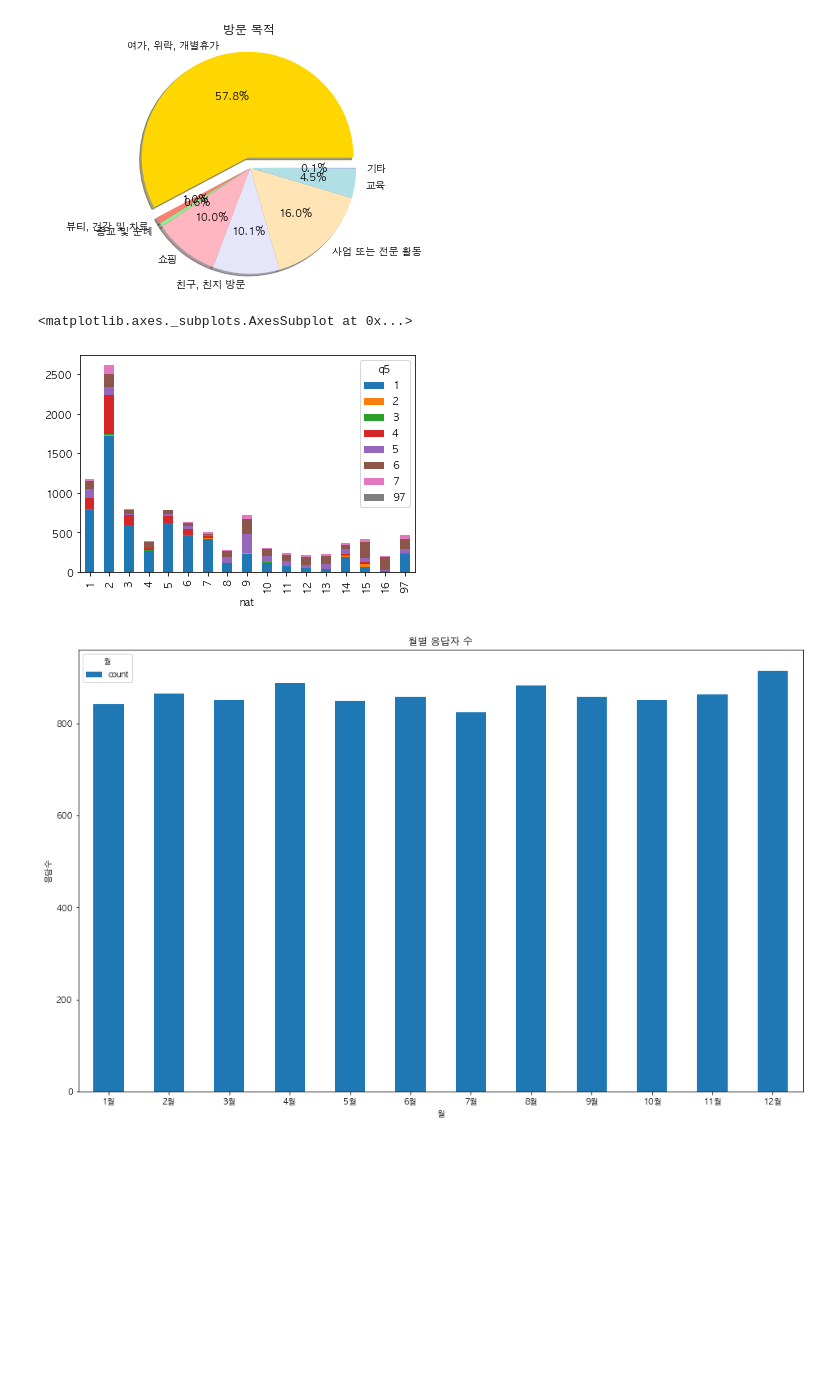
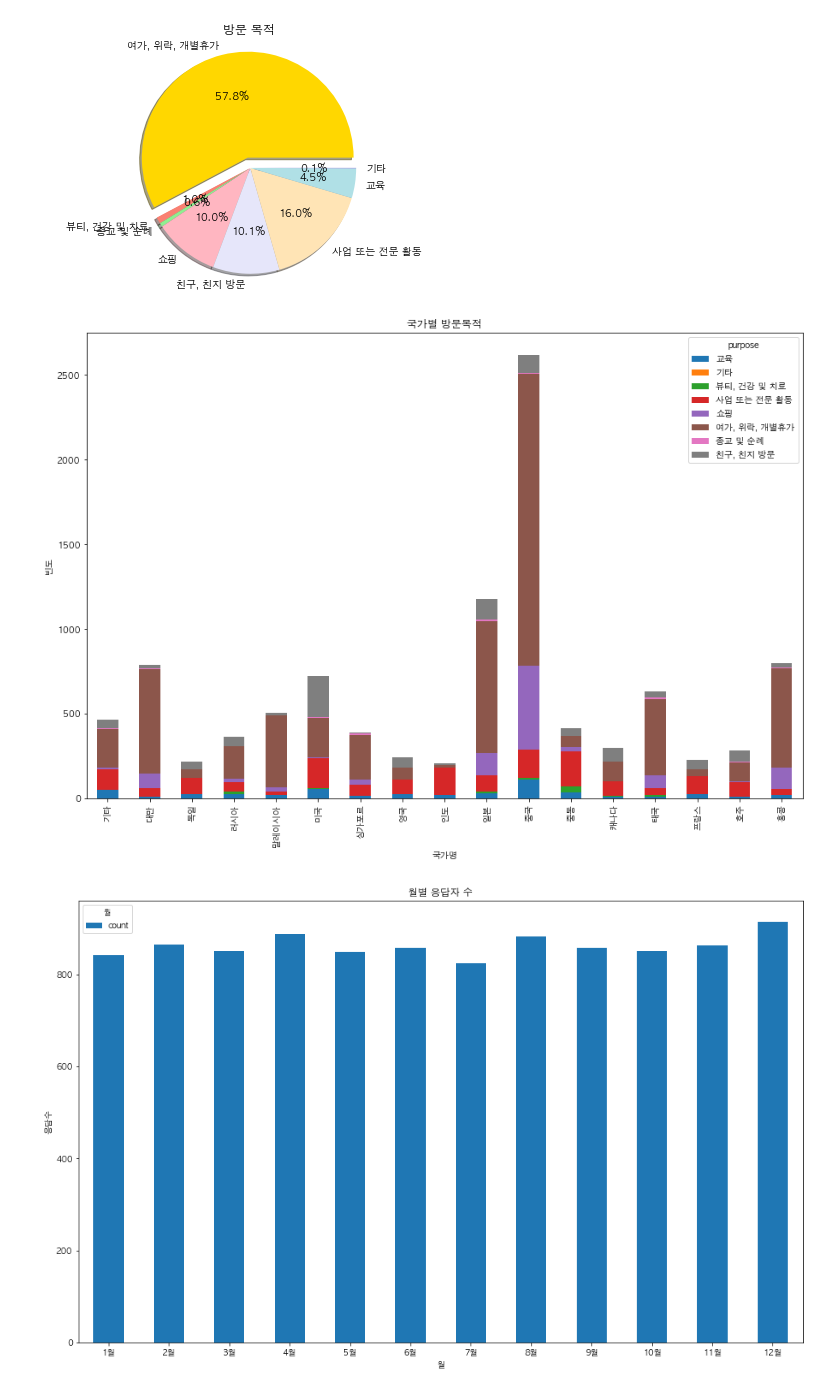
Before and after one commit to asdhgfasd1/2020, a Jupyter notebook: statistics/des_stats01.ipynb, the cells around one changed output. Drawn from its saved outputs; the diff is of its cells as text; code cells hidden in the pictures; blank space fills up the shorter version.

```diff
--- a/statistics/des_stats01.ipynb
+++ b/statistics/des_stats01.ipynb
@@ -367,13 +358,23 @@ plt.show(block=False)
 nation_purpose_stats = filter_non.copy()
 
 # na_pu_stats = nation_purpose_stats.groupby(["nat", "q5"]).count()["NO"].reset_index()
-
 # na_pu_stats
 
-nation_purpose_stats.groupby(["nat", "q5"]).count()["NO"].unstack().plot(kind="bar", stacked=True)
+# nation_purpose_stats.groupby(["nat", "q5"]).count()["NO"].unstack().plot(kind="bar", stacked=True)
-# %% [output]
-<matplotlib.axes._subplots.AxesSubplot at 0x...>
-[figure, removed]
+# %%
+# inner join
+merge_name_stats = nation_purpose_stats.merge( nation_name_df , how = 'inner', on='nat')
+merge_name_stats = merge_name_stats.merge(purpose_name_df, how='inner', on='q5')
+
+merge_name_stats
+
+merge_name_stats.groupby(["nation_name", "purpose"]).count()["NO"].unstack().plot(kind="bar", stacked=True, figsize=(15,10))
+plt.title('국가별 방문목적')
+plt.xlabel('국가명')
+plt.ylabel('빈도')
+plt.show()
+# %% [output]
+[figure, added]
 # %%
 # 월별 방문객 ( 응답빈도 )
 chasu_freq_stats = filter_non.copy()
```
Also changed, not shown: parts of 3 cells of this notebook.
